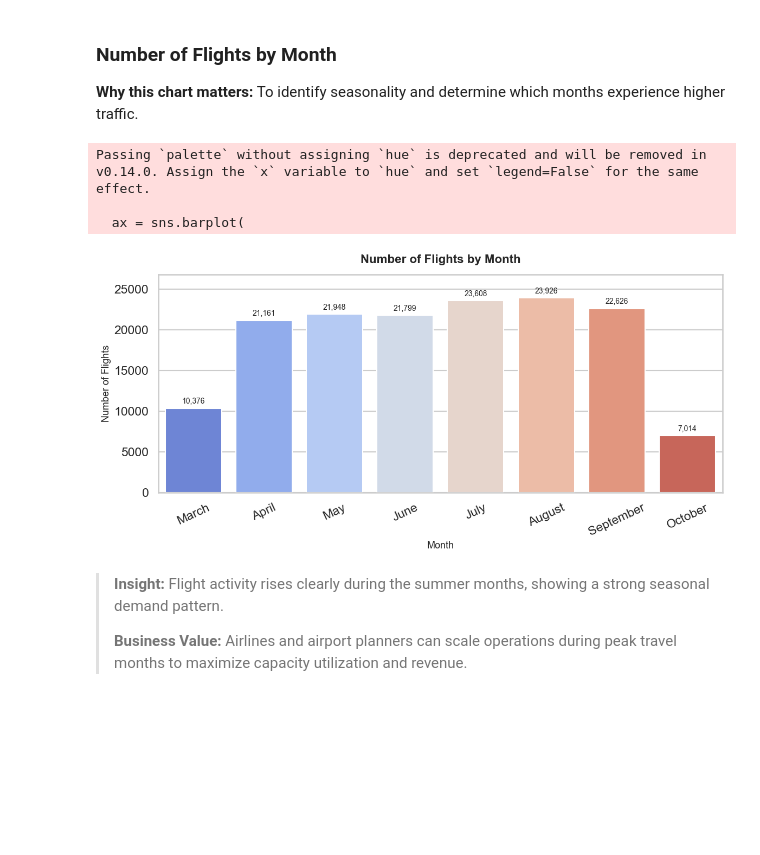
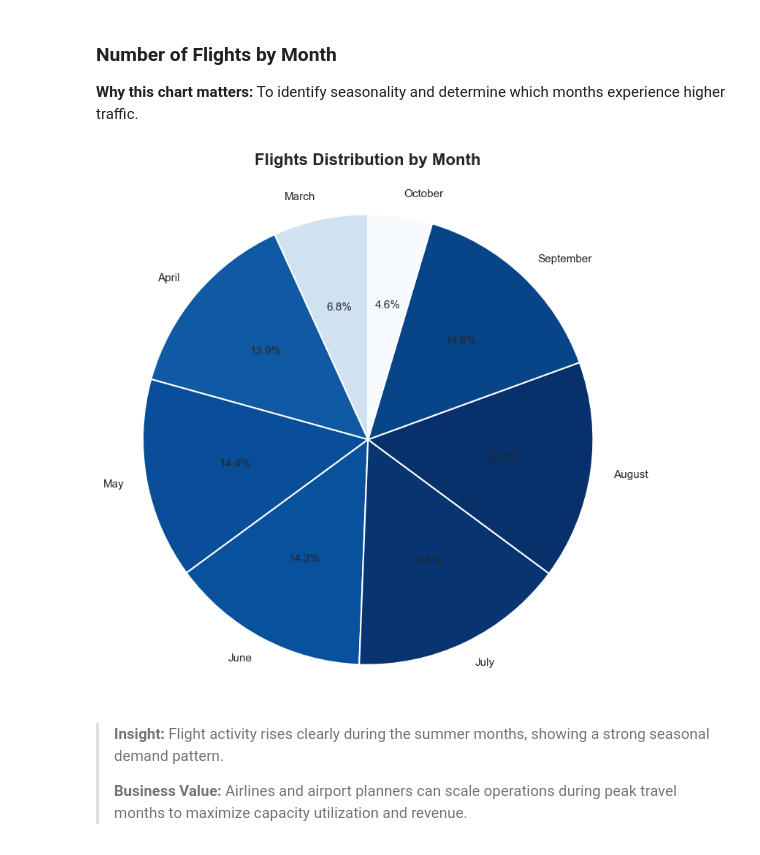
Before and after one commit to FO7S/Riyadh-Airport-Flight-Analysis, a Jupyter notebook: EDA FINAL_RUH.ipynb, the cells around one changed output. Drawn from its saved outputs; the diff is of its cells as text; code cells hidden in the pictures; blank space fills up the shorter version.

```diff
--- a/EDA FINAL_RUH.ipynb
+++ b/EDA FINAL_RUH.ipynb
@@ -261,8 +273,10 @@ df = df.drop(columns=[
     "movement.airport.timeZone",
     "status",
     "aircraft.model",
-    "codeshareStatus"
+    "codeshareStatus",
+    "isCargo"
 ])
+
 
 # Fill missing values in important categorical columns
 df["destination_airport_iata"] = df["destination_airport_iata"].fillna("Unknown")
@@ -741,48 +906,48 @@ Least busy day: Friday (21,540 flights)
 ### Number of Flights by Month
 **Why this chart matters:** To identify seasonality and determine which months experience higher traffic.
 # %%
+import matplotlib.pyplot as plt
+import seaborn as sns
+import numpy as np
+
 # Define the correct chronological order of months
 month_order = [
     "January", "February", "March", "April", "May", "June",
     "July", "August", "September", "October", "November", "December"
 ]
 
 # Count flights by month in chronological order
 flights_by_month = df["month_name"].value_counts().reindex(month_order).dropna()
 
+# Normalize values to create color intensity
+norm = (flights_by_month - flights_by_month.min()) / (flights_by_month.max() - flights_by_month.min())
+
+# Generate colors based on value intensity
+colors = plt.cm.Blues(norm)
+
 # Create the plot
-plt.figure(figsize=(12, 6))
-ax = sns.barplot(
-    x=flights_by_month.index,
-    y=flights_by_month.values,
-    palette="coolwarm"
+plt.figure(figsize=(8,8))
+
+plt.pie(
+    flights_by_month.values,
+    labels=flights_by_month.index,
+    autopct="%1.1f%%",
+    startangle=90,
+    colors=colors,
+    wedgeprops={"edgecolor": "white", "linewidth": 1.5},
+    textprops={"fontsize": 11}
 )
 
-# Add value labels above bars
-for i, value in enumerate(flights_by_month.values):
-    ax.text(
-        i,
-        value + (flights_by_month.max() * 0.015),
-        f"{int(value):,}",
-        ha="center",
-        va="bottom",
-        fontsize=10
-    )
+# Add title
+plt.title("Flights Distribution by Month", fontsize=16, fontweight="bold", pad=15)
 
-# Add headroom above the tallest bar
-ax.set_ylim(0, flights_by_month.max() * 1.12)
+# Ensure pie chart is circular
+plt.axis("equal")
 
-plt.title("Number of Flights by Month", fontsize=16, fontweight="bold", pad=15)
-plt.xlabel("Month", fontsize=13)
-plt.ylabel("Number of Flights", fontsize=13)
-plt.xticks(rotation=25)
 plt.tight_layout()
 plt.show()
 # %% [output]
-Passing `palette` without assigning `hue` is deprecated and will be removed in v0.14.0. Assign the `x` variable to `hue` and set `legend=False` for the same effect.
-
-  ax = sns.barplot(
-[figure, old version]
+[figure, new version]
 # %% [markdown]
 > **Insight:** Flight activity rises clearly during the summer months, showing a strong seasonal demand pattern.
 >
```
Also changed, not shown: parts of 14 cells of this notebook.
